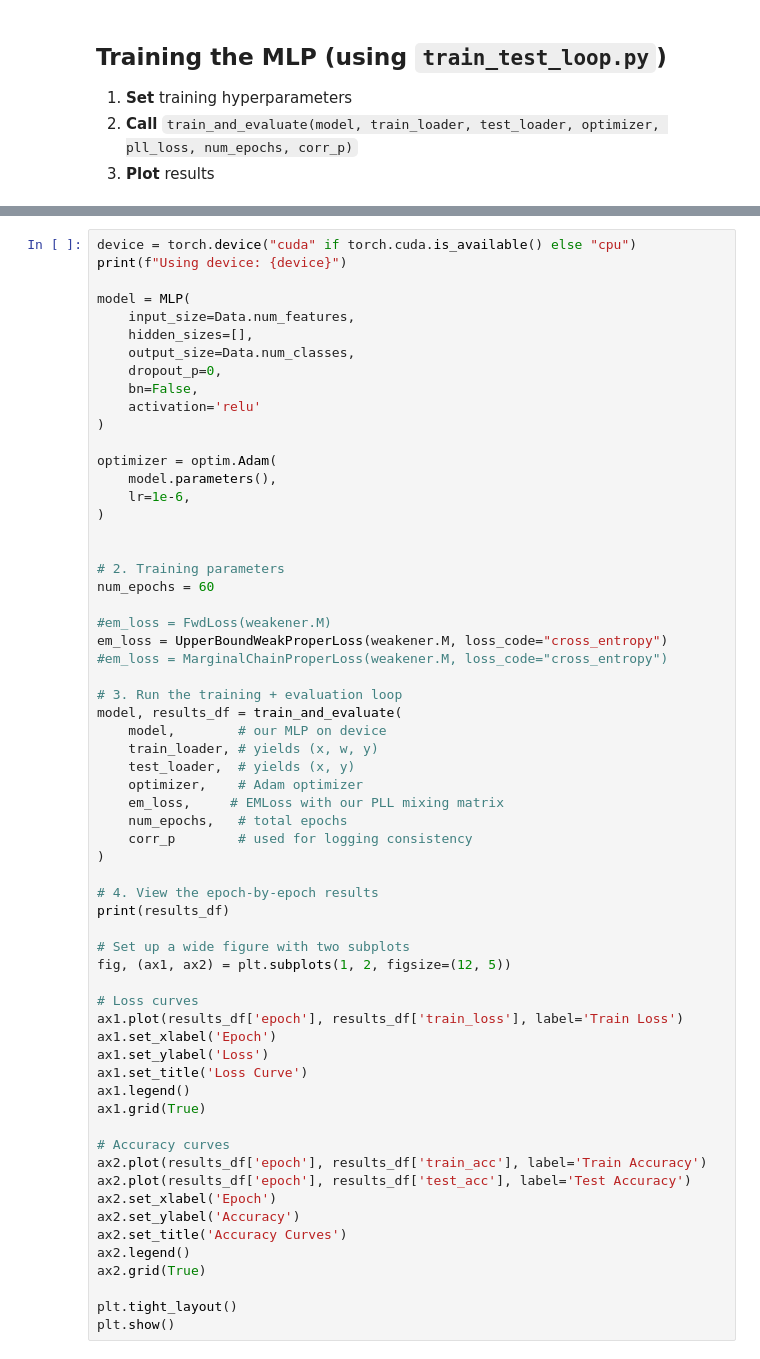
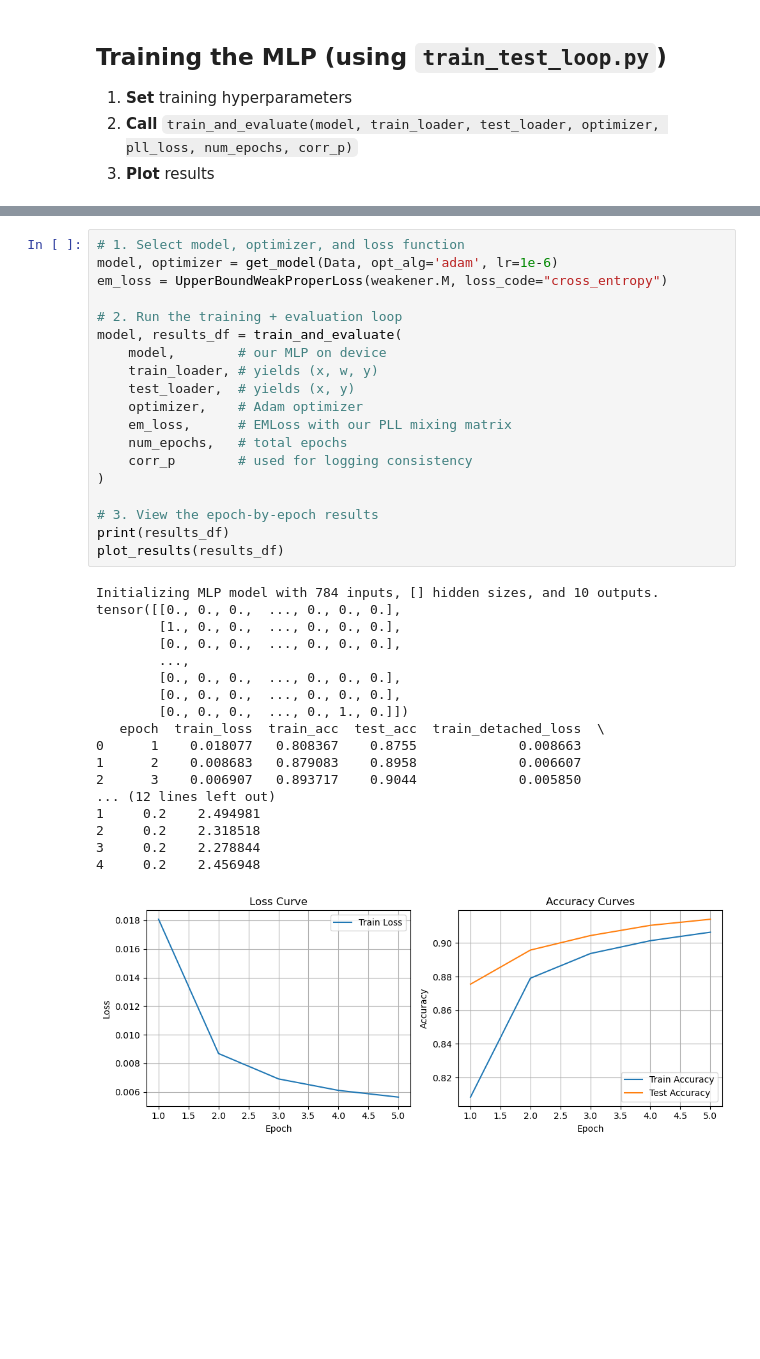
Before and after one commit to chicui12/Virtual-Labels, a Jupyter notebook: Example4pico.ipynb, the cells around one changed output, grey strips where cells are left out. Saved outputs shown, nothing was run; the diff lists cells and outputs as text; blank space fills up the shorter version.

```diff
--- a/Example4pico.ipynb
+++ b/Example4pico.ipynb
@@ -490,63 +444,39 @@ print("grad norm ub :",  g2.norm().item())
 # %%
-device = torch.device("cuda" if torch.cuda.is_available() else "cpu")
-print(f"Using device: {device}")
+# 1. Select model, optimizer, and loss function
+model, optimizer = get_model(Data, opt_alg='adam', lr=1e-6)
+em_loss = UpperBoundWeakProperLoss(weakener.M, loss_code="cross_entropy")
 
-model = MLP(
-    input_size=Data.num_features,
-    hidden_sizes=[],
-    output_size=Data.num_classes,
-    dropout_p=0,
-    bn=False,
-    activation='relu'
-)
-
-optimizer = optim.Adam(
-    model.parameters(),
-    lr=1e-6,
-)
-
-
-# 2. Training parameters
-num_epochs = 60
-
-#em_loss = FwdLoss(weakener.M)
-em_loss = UpperBoundWeakProperLoss(weakener.M, loss_code="cross_entropy")
-#em_loss = MarginalChainProperLoss(weakener.M, loss_code="cross_entropy")
-
-# 3. Run the training + evaluation loop
+# 2. Run the training + evaluation loop
 model, results_df = train_and_evaluate(
     model,        # our MLP on device
     train_loader, # yields (x, w, y)
     test_loader,  # yields (x, y)
     optimizer,    # Adam optimizer
-    em_loss,     # EMLoss with our PLL mixing matrix
+    em_loss,      # EMLoss with our PLL mixing matrix
     num_epochs,   # total epochs
     corr_p        # used for logging consistency
 )
 
-# 4. View the epoch‐by‐epoch results
+# 3. View the epoch‐by‐epoch results
 print(results_df)
-
-# Set up a wide figure with two subplots
-fig, (ax1, ax2) = plt.subplots(1, 2, figsize=(12, 5))
-
-# Loss curves
-ax1.plot(results_df['epoch'], results_df['train_loss'], label='Train Loss')
-ax1.set_xlabel('Epoch')
-ax1.set_ylabel('Loss')
-ax1.set_title('Loss Curve')
-ax1.legend()
-ax1.grid(True)
-
-# Accuracy curves
-ax2.plot(results_df['epoch'], results_df['train_acc'], label='Train Accuracy')
-ax2.plot(results_df['epoch'], results_df['test_acc'], label='Test Accuracy')
-ax2.set_xlabel('Epoch')
-ax2.set_ylabel('Accuracy')
-ax2.set_title('Accuracy Curves')
-ax2.legend()
-ax2.grid(True)
-
-plt.tight_layout()
-plt.show()
+plot_results(results_df)
+# %% [output]
+Initializing MLP model with 784 inputs, [] hidden sizes, and 10 outputs.
+tensor([[0., 0., 0.,  ..., 0., 0., 0.],
+        [1., 0., 0.,  ..., 0., 0., 0.],
+        [0., 0., 0.,  ..., 0., 0., 0.],
+        ...,
+        [0., 0., 0.,  ..., 0., 0., 0.],
+        [0., 0., 0.,  ..., 0., 0., 0.],
+        [0., 0., 0.,  ..., 0., 1., 0.]])
+   epoch  train_loss  train_acc  test_acc  train_detached_loss  \
+0      1    0.018077   0.808367    0.8755             0.008663
+1      2    0.008683   0.879083    0.8958             0.006607
+2      3    0.006907   0.893717    0.9044             0.005850
+... (12 lines left out)
+1     0.2    2.494981
+2     0.2    2.318518
+3     0.2    2.278844
+4     0.2    2.456948
+[figure, added]
 # %%
```
Also changed, not shown: parts of 23 cells of this notebook, 7 other files.
